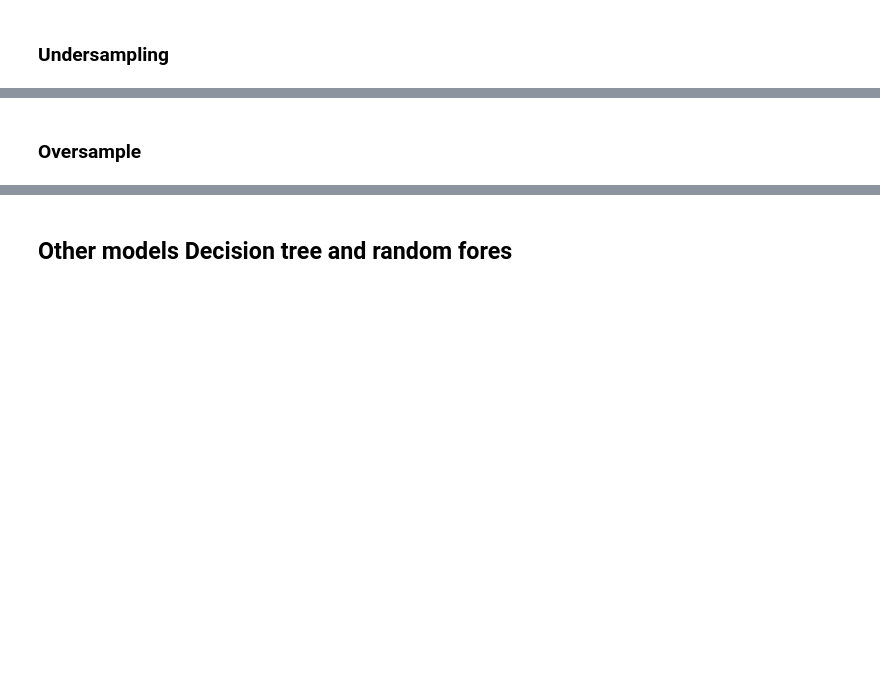
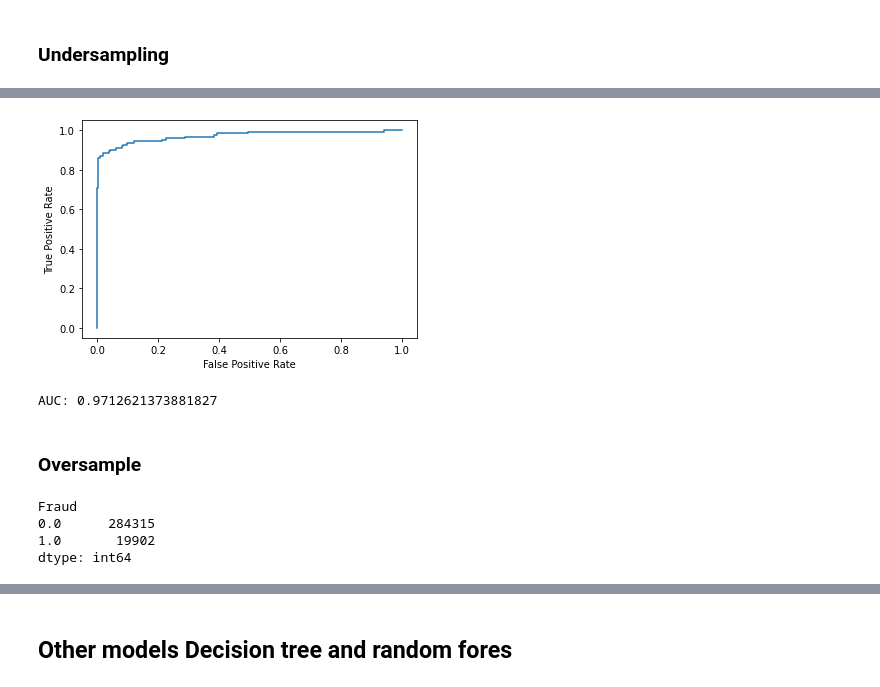
Before and after one commit to ShaneR31/Final-Flatiron-Capstone, a Jupyter notebook: working_notebook.ipynb, the cells around one changed output, grey strips where cells are left out. Drawn from its saved outputs; the diff is of its cells as text; code cells hidden in the pictures; blank space fills up the shorter version.

```diff
--- a/working_notebook.ipynb
+++ b/working_notebook.ipynb
@@ -242,6 +261,17 @@ def print_metrics(y, predictions):
     print(f'Precision: {precision_score(y, predictions)}')
     print(f'Recall: {recall_score(y, predictions)}')
     print(f'F1 Score: {f1_score(y, predictions)}')
+# %%
+def display_roc_auc(model, X, y):
+    probabilities = model.predict_proba(X)[::,1]
+    fpr, tpr, thresholds = roc_curve(y, probabilities)
+    auc = roc_auc_score(y, probabilities)
+    # plot
+    plt.plot(fpr,tpr)
+    plt.ylabel('True Positive Rate')
+    plt.xlabel('False Positive Rate')
+    plt.show()
+    print(f'AUC: {auc}')
 # %%
 # given a logistic regression model, X_test split, and y_test split returns a confusion matrix
 # and prints several metrics
@@ -314,2 +350,7 @@ NameError: name 'precision_score' is not defined
+# %%
+display_roc_auc(model_2, X_test_base, y_test_base)
+# %% [output]
+[figure, added]
+AUC: 0.9712621373881827
 # %% [markdown]
 ### Oversample
@@ -315,0 +360,7 @@ NameError: name 'precision_score' is not defined
+# %%
+y_over.value_counts()
+# %% [output]
+Fraud
+0.0      284315
+1.0       19902
+dtype: int64
```
Also changed, not shown: parts of 48 cells of this notebook.
